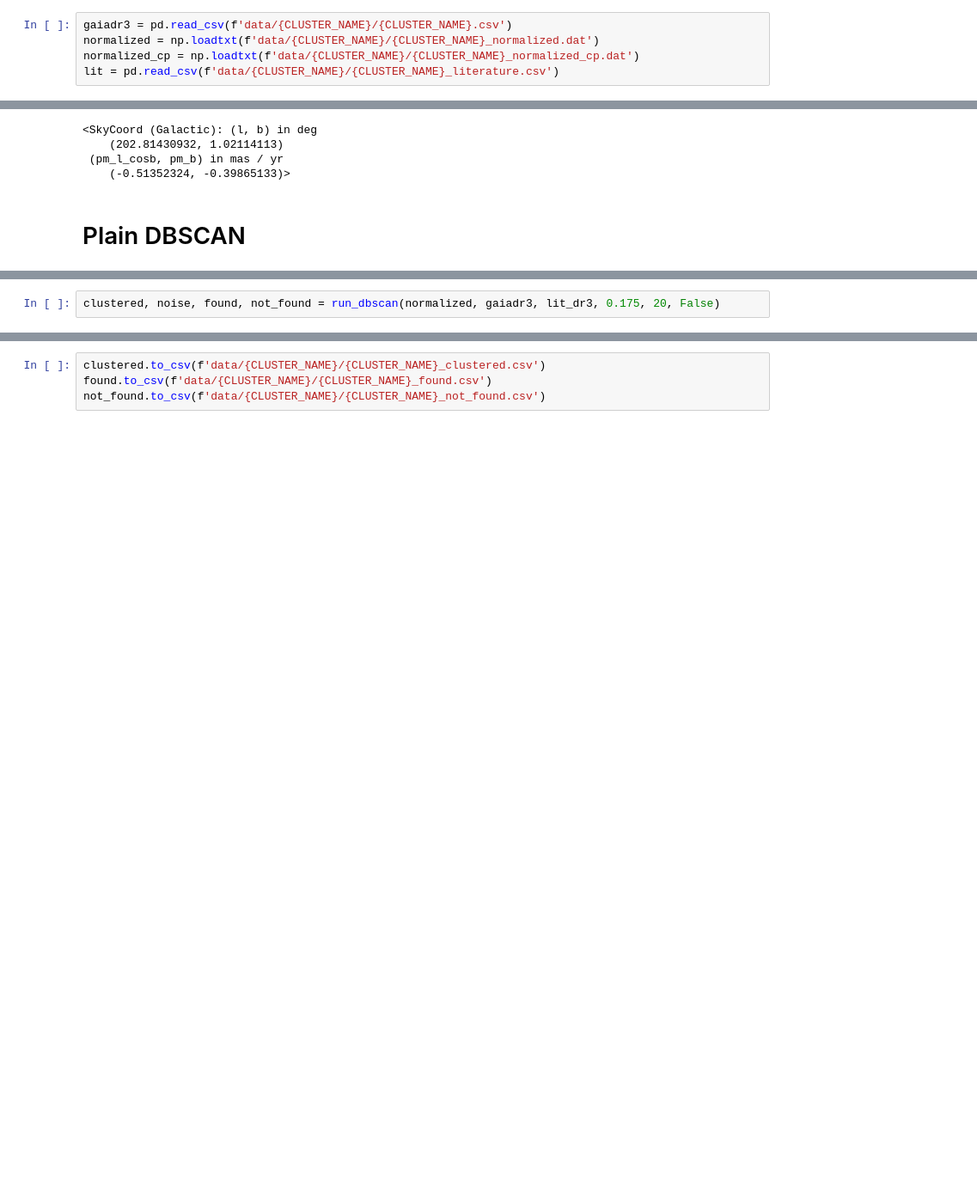
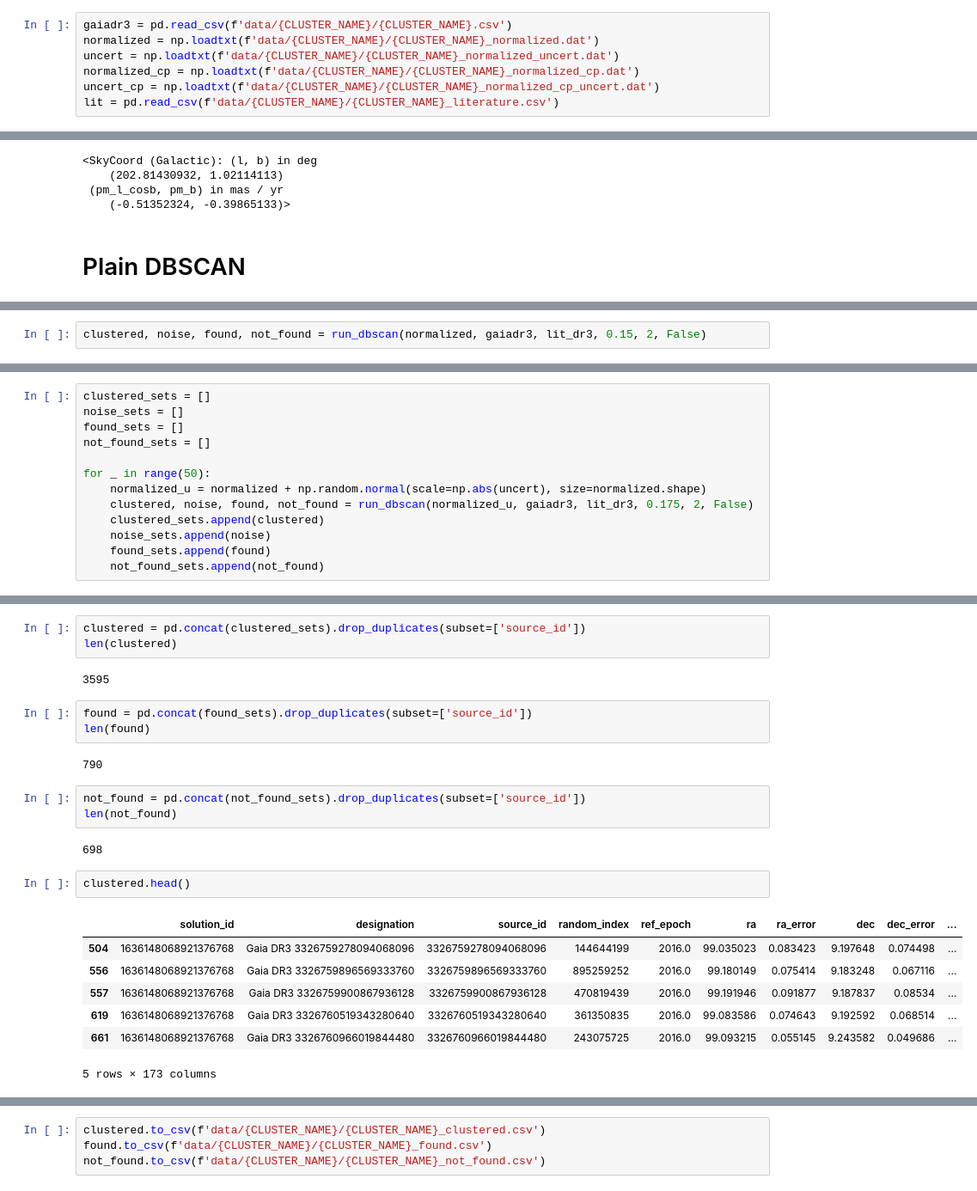
Before and after one commit to maja-jablonska/blue-stragglers-with-gaia, a Jupyter notebook: Trumpler 5.ipynb, the cells around one changed output, grey strips where cells are left out. Shown at 86% size. Saved outputs shown, nothing was run; the diff lists cells and outputs as text; blank space fills up the shorter version.

```diff
--- a/Trumpler 5.ipynb
+++ b/Trumpler 5.ipynb
@@ -15,7 +17,9 @@ CLUSTER_NAME: str = 'Trumpler 5'
 # %%
 gaiadr3 = pd.read_csv(f'data/{CLUSTER_NAME}/{CLUSTER_NAME}.csv')
 normalized = np.loadtxt(f'data/{CLUSTER_NAME}/{CLUSTER_NAME}_normalized.dat')
+uncert = np.loadtxt(f'data/{CLUSTER_NAME}/{CLUSTER_NAME}_normalized_uncert.dat')
 normalized_cp = np.loadtxt(f'data/{CLUSTER_NAME}/{CLUSTER_NAME}_normalized_cp.dat')
+uncert_cp = np.loadtxt(f'data/{CLUSTER_NAME}/{CLUSTER_NAME}_normalized_cp_uncert.dat')
 lit = pd.read_csv(f'data/{CLUSTER_NAME}/{CLUSTER_NAME}_literature.csv')
 # %%
 lit_dr3 = pd.merge(left=lit[['EDR3 id', 'reported', 'TIC']], right=gaiadr3, left_on='EDR3 id', right_on='source_id', how='inner')
@@ -47,0 +41,2 @@ best_params
+# %%
+clustered, noise, found, not_found = run_dbscan(normalized, gaiadr3, lit_dr3, 0.15, 2, False)
@@ -48,3 +48,14 @@ best_params
 # %%
-clustered, noise, found, not_found = run_dbscan(normalized, gaiadr3, lit_dr3, 0.175, 20, False)
+clustered_sets = []
+noise_sets = []
+found_sets = []
+not_found_sets = []
+
+for _ in range(50):
+    normalized_u = normalized + np.random.normal(scale=np.abs(uncert), size=normalized.shape)
+    clustered, noise, found, not_found = run_dbscan(normalized_u, gaiadr3, lit_dr3, 0.175, 2, False)
+    clustered_sets.append(clustered)
+    noise_sets.append(noise)
+    found_sets.append(found)
+    not_found_sets.append(not_found)
 # %% [output]
@@ -54,0 +79,25 @@ Clustered: 791/835
+# %%
+clustered = pd.concat(clustered_sets).drop_duplicates(subset=['source_id'])
+len(clustered)
+# %% [output]
+3595
+# %%
+found = pd.concat(found_sets).drop_duplicates(subset=['source_id'])
+len(found)
+# %% [output]
+790
+# %%
+not_found = pd.concat(not_found_sets).drop_duplicates(subset=['source_id'])
+len(not_found)
+# %% [output]
+698
+# %%
+clustered.head()
+# %% [output]
+|  | solution_id | designation | source_id | random_index | ref_epoch | ra | ra_error | dec | dec_error | ... |
+| 504 | 1636148068921376768 | Gaia DR3 3326759278094068096 | 3326759278094068096 | 144644199 | 2016.0 | 99.035023 | 0.083423 | 9.197648 | 0.074498 | ... |
+| 556 | 1636148068921376768 | Gaia DR3 3326759896569333760 | 3326759896569333760 | 895259252 | 2016.0 | 99.180149 | 0.075414 | 9.183248 | 0.067116 | ... |
+| 557 | 1636148068921376768 | Gaia DR3 3326759900867936128 | 3326759900867936128 | 470819439 | 2016.0 | 99.191946 | 0.091877 | 9.187837 | 0.08534 | ... |
+| 619 | 1636148068921376768 | Gaia DR3 3326760519343280640 | 3326760519343280640 | 361350835 | 2016.0 | 99.083586 | 0.074643 | 9.192592 | 0.068514 | ... |
+| 661 | 1636148068921376768 | Gaia DR3 3326760966019844480 | 3326760966019844480 | 243075725 | 2016.0 | 99.093215 | 0.055145 | 9.243582 | 0.049686 | ... |
+5 rows × 173 columns
```
Also changed, not shown: parts of 20 cells of this notebook, 14 other files.
